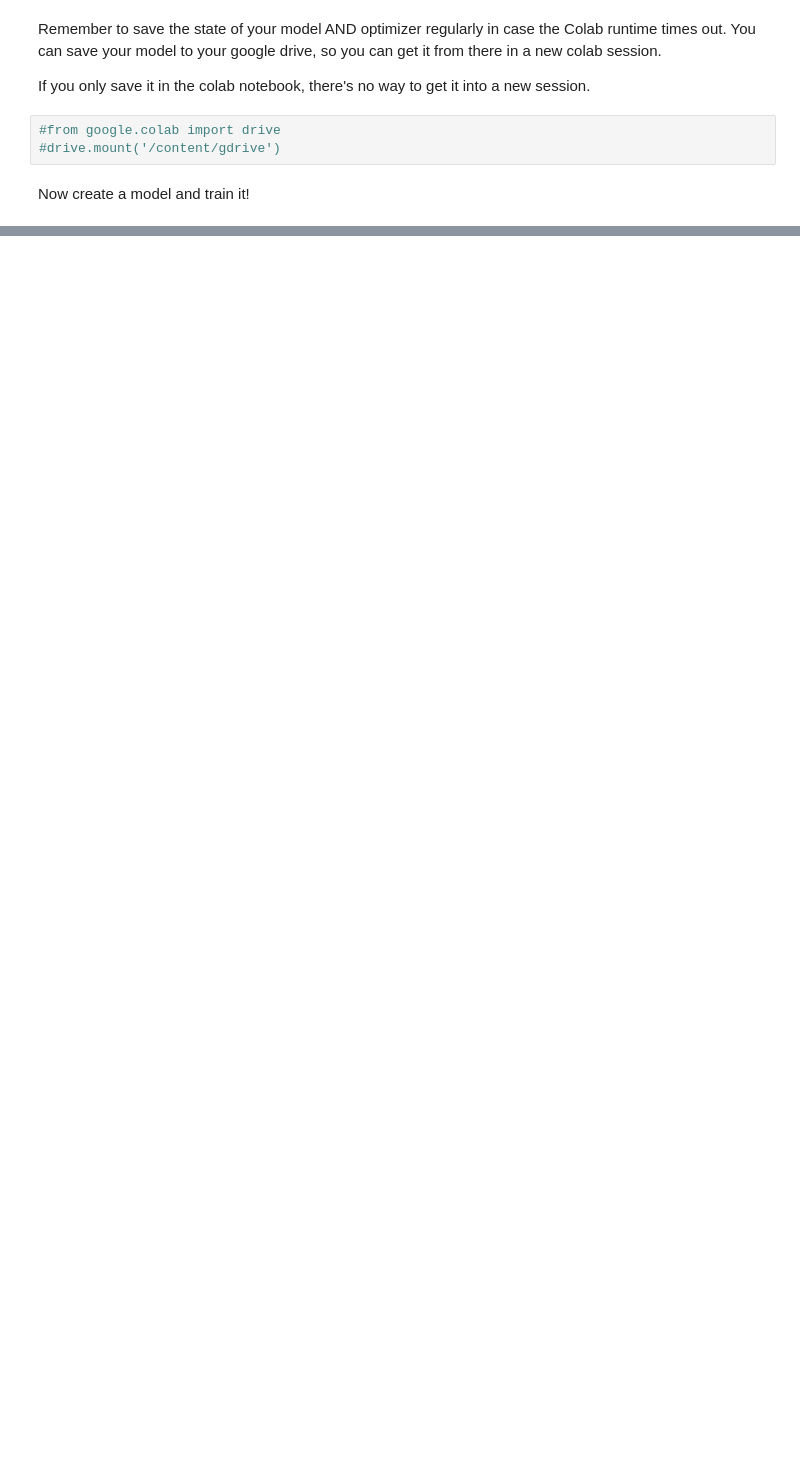
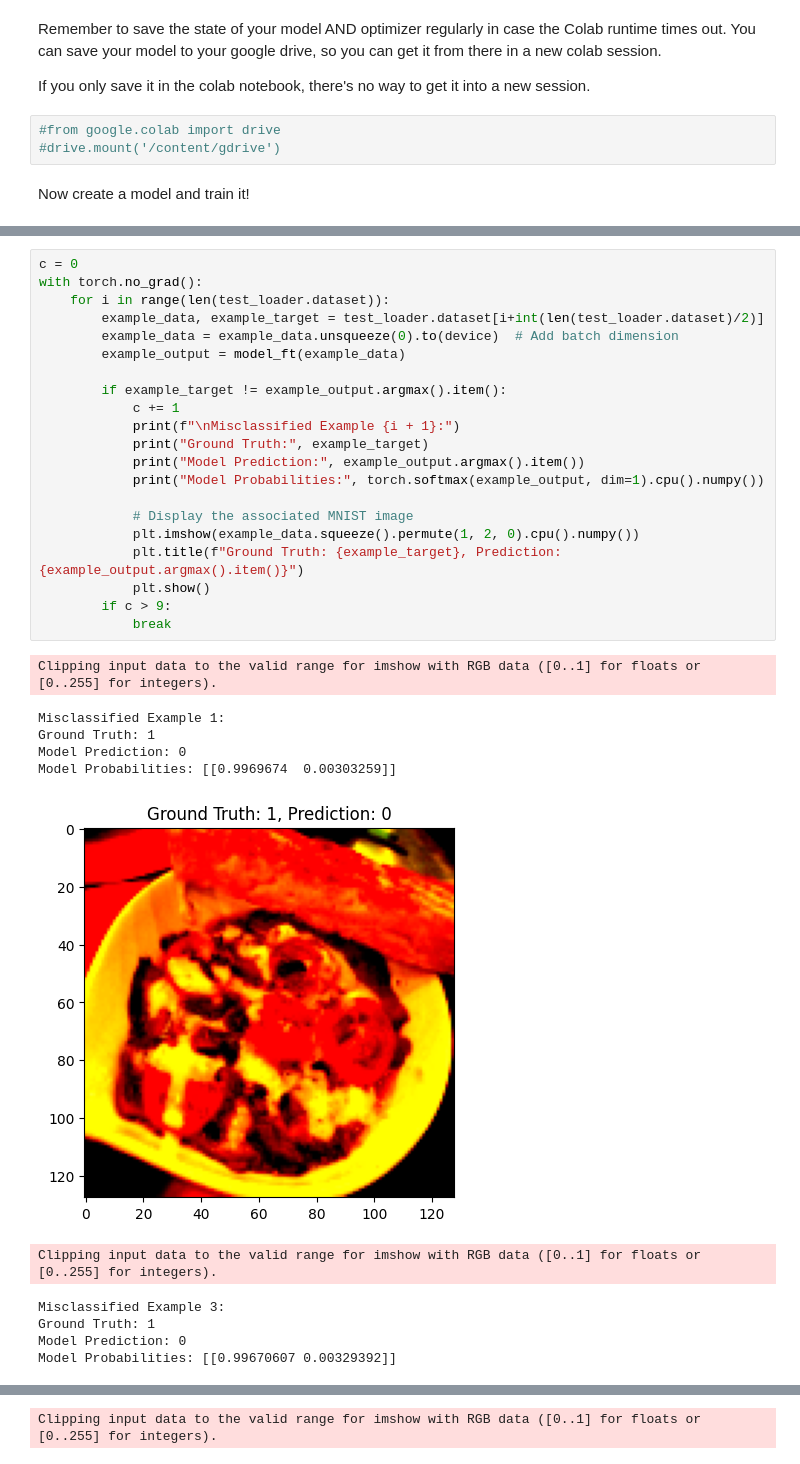
Before and after one commit to drykkur/02516, a Jupyter notebook: IDLCV_Exercise_1_5_hotdog.ipynb, the cells around one changed output, grey strips where cells are left out. Drawn from its saved outputs; the diff is of its cells as text; blank space fills up the shorter version.

```diff
--- a/IDLCV_Exercise_1_5_hotdog.ipynb
+++ b/IDLCV_Exercise_1_5_hotdog.ipynb
@@ -191,0 +219,33 @@ model_ft = train_model(model_ft, criterion, optimizer_ft, exp_lr_scheduler,
+# %%
+c = 0
+with torch.no_grad():
+    for i in range(len(test_loader.dataset)):
+        example_data, example_target = test_loader.dataset[i+int(len(test_loader.dataset)/2)]
+        example_data = example_data.unsqueeze(0).to(device)  # Add batch dimension
+        example_output = model_ft(example_data)
+
+        if example_target != example_output.argmax().item():
+            c += 1
+            print(f"\nMisclassified Example {i + 1}:")
+            print("Ground Truth:", example_target)
+            print("Model Prediction:", example_output.argmax().item())
+            print("Model Probabilities:", torch.softmax(example_output, dim=1).cpu().numpy())
+
+            # Display the associated MNIST image
+            plt.imshow(example_data.squeeze().permute(1, 2, 0).cpu().numpy())
+            plt.title(f"Ground Truth: {example_target}, Prediction: {example_output.argmax().item()}")
+            plt.show()
+        if c > 9:
+            break
+# %% [output]
+Clipping input data to the valid range for imshow with RGB data ([0..1] for floats or [0..255] for integers).
+Misclassified Example 1:
+Ground Truth: 1
+Model Prediction: 0
+Model Probabilities: [[0.9969674  0.00303259]]
+[figure, added]
+Clipping input data to the valid range for imshow with RGB data ([0..1] for floats or [0..255] for integers).
+Misclassified Example 3:
+Ground Truth: 1
+Model Prediction: 0
+Model Probabilities: [[0.99670607 0.00329392]]
@@ -191,0 +253 @@ model_ft = train_model(model_ft, criterion, optimizer_ft, exp_lr_scheduler,
+Clipping input data to the valid range for imshow with RGB data ([0..1] for floats or [0..255] for integers).
```
Also changed, not shown: parts of 15 cells of this notebook.
